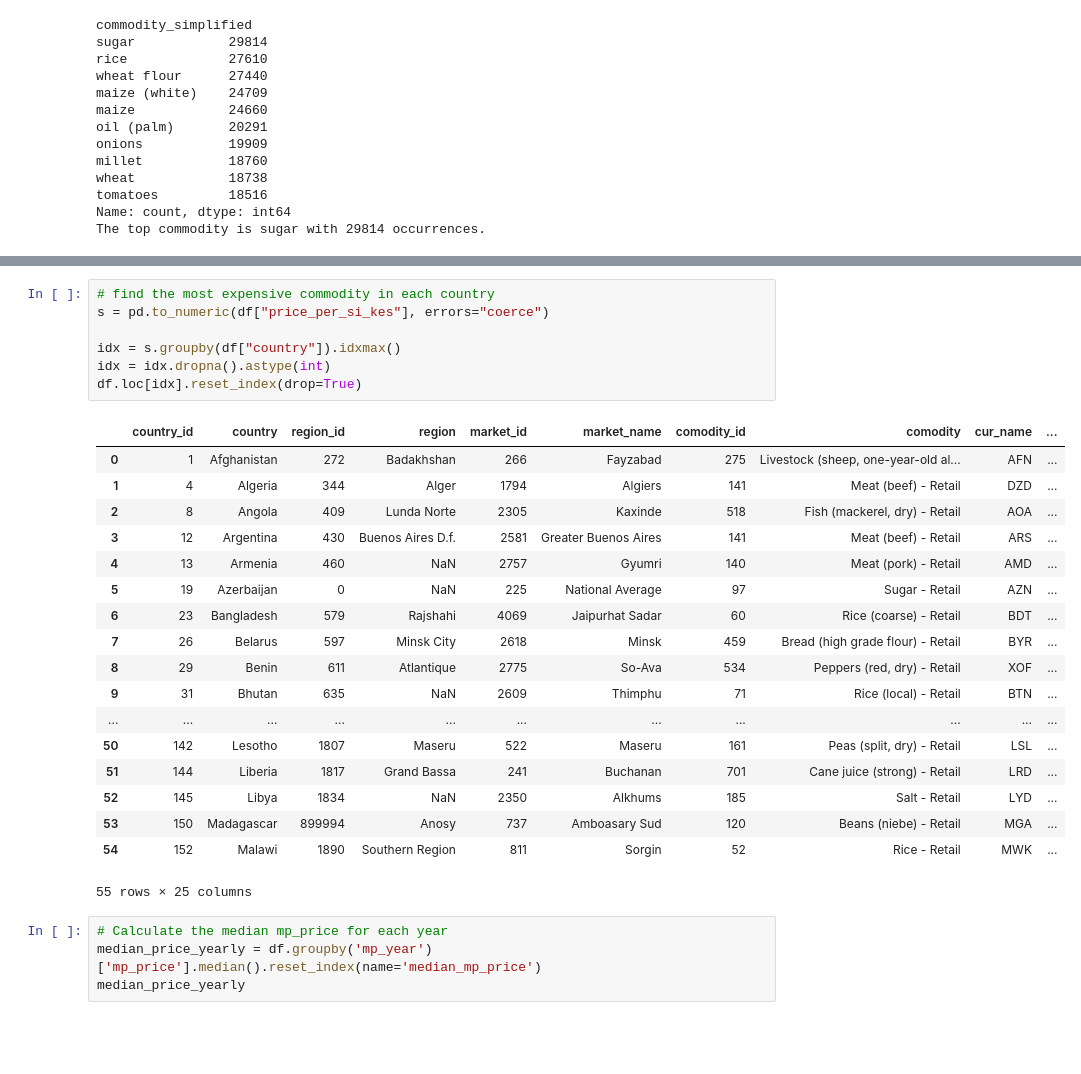
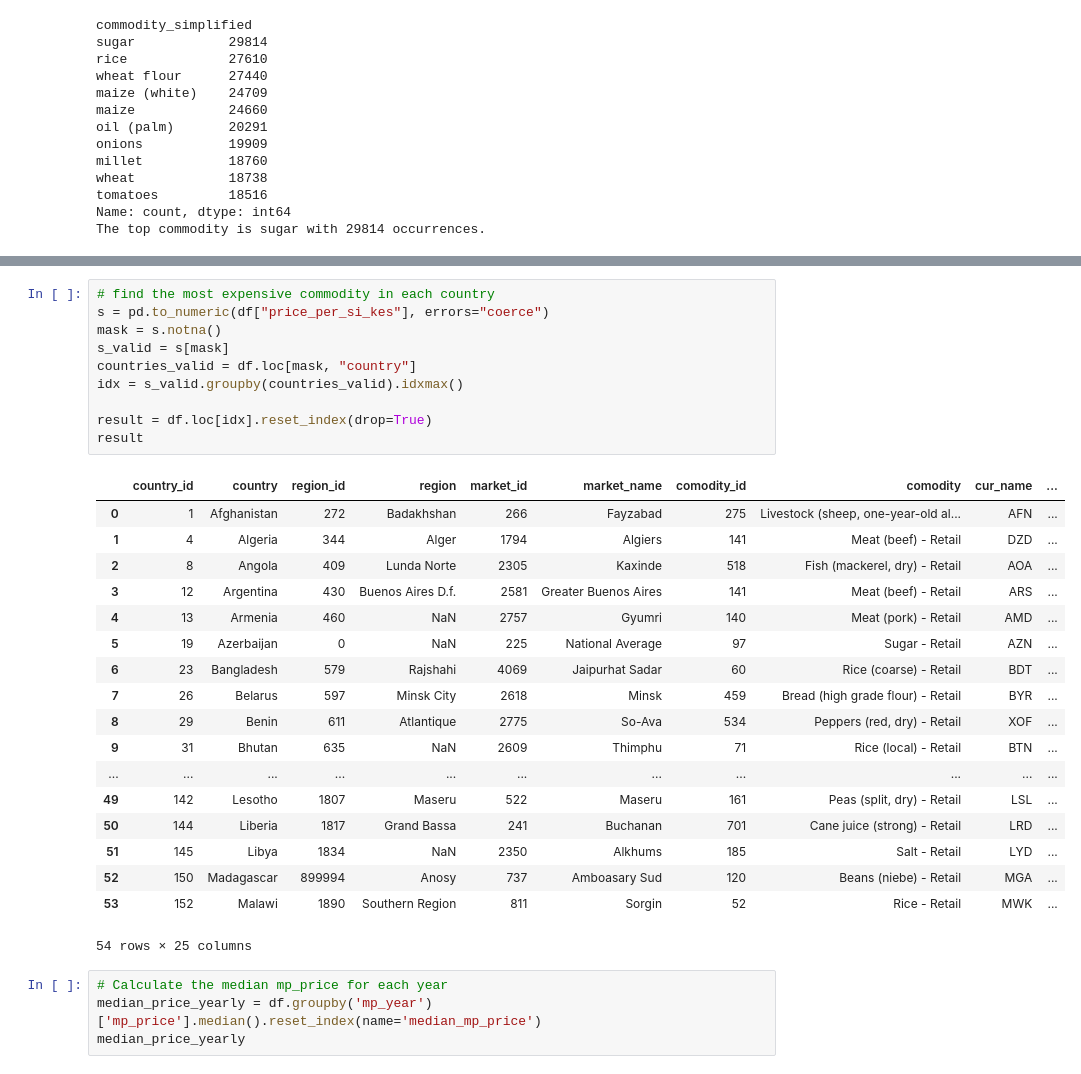
Before and after one commit to Cyrusz55/food_price_analysis, a Jupyter notebook: book1.ipynb, the cells around one changed output, grey strips where cells are left out. Cells and saved outputs as stored; diff of their text form; blank space fills up the shorter version.

```diff
--- a/book1.ipynb
+++ b/book1.ipynb
@@ -848,29 +873,32 @@ df.groupby(["country", "market_name"])["price_per_si_kes"] \
 # %%
 # find the most expensive commodity in each country
 s = pd.to_numeric(df["price_per_si_kes"], errors="coerce")
+mask = s.notna()
+s_valid = s[mask]
+countries_valid = df.loc[mask, "country"]
+idx = s_valid.groupby(countries_valid).idxmax()
 
-idx = s.groupby(df["country"]).idxmax()
-idx = idx.dropna().astype(int)
-df.loc[idx].reset_index(drop=True)
+result = df.loc[idx].reset_index(drop=True)
+result
 # %% [output]
 |  | country_id | country | region_id | region | market_id | market_name | comodity_id | comodity | cur_name | ... |
 | 0 | 1 | Afghanistan | 272 | Badakhshan | 266 | Fayzabad | 275 | Livestock (sheep, one-year-old al... | AFN | ... |
 | 1 | 4 | Algeria | 344 | Alger | 1794 | Algiers | 141 | Meat (beef) - Retail | DZD | ... |
 | 2 | 8 | Angola | 409 | Lunda Norte | 2305 | Kaxinde | 518 | Fish (mackerel, dry) - Retail | AOA | ... |
 | 3 | 12 | Argentina | 430 | Buenos Aires D.f. | 2581 | Greater Buenos Aires | 141 | Meat (beef) - Retail | ARS | ... |
 | 4 | 13 | Armenia | 460 | NaN | 2757 | Gyumri | 140 | Meat (pork) - Retail | AMD | ... |
 | 5 | 19 | Azerbaijan | 0 | NaN | 225 | National Average | 97 | Sugar - Retail | AZN | ... |
 | 6 | 23 | Bangladesh | 579 | Rajshahi | 4069 | Jaipurhat Sadar | 60 | Rice (coarse) - Retail | BDT | ... |
 | 7 | 26 | Belarus | 597 | Minsk City | 2618 | Minsk | 459 | Bread (high grade flour) - Retail | BYR | ... |
 | 8 | 29 | Benin | 611 | Atlantique | 2775 | So-Ava | 534 | Peppers (red, dry) - Retail | XOF | ... |
 | 9 | 31 | Bhutan | 635 | NaN | 2609 | Thimphu | 71 | Rice (local) - Retail | BTN | ... |
 | ... | ... | ... | ... | ... | ... | ... | ... | ... | ... | ... |
-| 50 | 142 | Lesotho | 1807 | Maseru | 522 | Maseru | 161 | Peas (split, dry) - Retail | LSL | ... |
-| 51 | 144 | Liberia | 1817 | Grand Bassa | 241 | Buchanan | 701 | Cane juice (strong) - Retail | LRD | ... |
-| 52 | 145 | Libya | 1834 | NaN | 2350 | Alkhums | 185 | Salt - Retail | LYD | ... |
-| 53 | 150 | Madagascar | 899994 | Anosy | 737 | Amboasary Sud | 120 | Beans (niebe) - Retail | MGA | ... |
-| 54 | 152 | Malawi | 1890 | Southern Region | 811 | Sorgin | 52 | Rice - Retail | MWK | ... |
+| 49 | 142 | Lesotho | 1807 | Maseru | 522 | Maseru | 161 | Peas (split, dry) - Retail | LSL | ... |
+| 50 | 144 | Liberia | 1817 | Grand Bassa | 241 | Buchanan | 701 | Cane juice (strong) - Retail | LRD | ... |
+| 51 | 145 | Libya | 1834 | NaN | 2350 | Alkhums | 185 | Salt - Retail | LYD | ... |
+| 52 | 150 | Madagascar | 899994 | Anosy | 737 | Amboasary Sud | 120 | Beans (niebe) - Retail | MGA | ... |
+| 53 | 152 | Malawi | 1890 | Southern Region | 811 | Sorgin | 52 | Rice - Retail | MWK | ... |
-55 rows × 25 columns
+54 rows × 25 columns
 # %%
 # Calculate the median mp_price for each year
 median_price_yearly = df.groupby('mp_year')['mp_price'].median().reset_index(name='median_mp_price')
```
Also changed, not shown: parts of 37 cells of this notebook, 1 other file.
